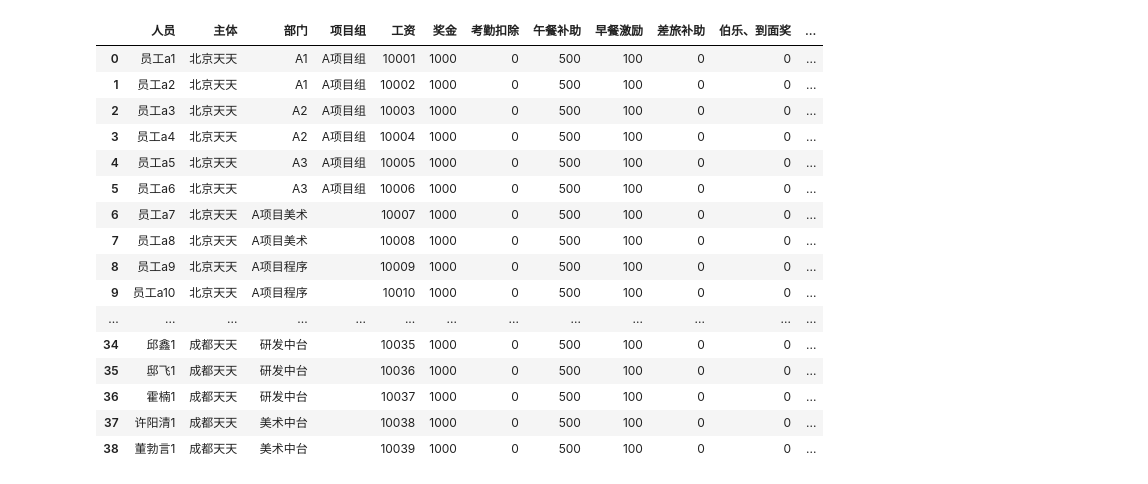
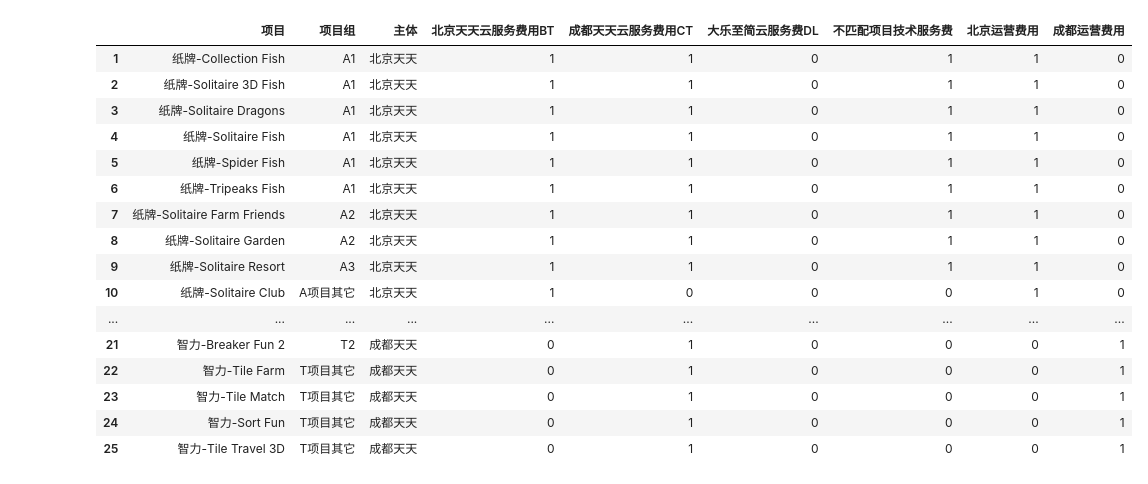
Before and after one commit to liaozhonghui/python-excel, a Jupyter notebook: 真实数据-导入数据源.ipynb, the cells around one changed output. Cells and saved outputs as stored; diff of their text form; code cells hidden in the pictures.

```diff
--- a/真实数据-导入数据源.ipynb
+++ b/真实数据-导入数据源.ipynb
@@ -24,7 +24,7 @@ sheet_name = {
 }
 # %%
 revenue = pd.read_excel(excel_name, sheet_name=sheet_name['source']['revenue'])
-project_config = pd.read_excel(excel_name, sheet_name=sheet_name['config']['project'])
+config_project = pd.read_excel(excel_name, sheet_name=sheet_name['config']['project'])
 cloud = pd.read_excel(excel_name, sheet_name=sheet_name['source']['cloud'])
 technical = pd.read_excel(excel_name, sheet_name=sheet_name['source']['technical'])
 operation = pd.read_excel(excel_name, sheet_name=sheet_name['source']['operation'])
@@ -34,13 +34,34 @@ revenue = revenue[revenue['收入类型'] == '合计']
 revenue.drop('收入类型', 1, inplace=True)
 revenue.set_index('项目收入占比', inplace=True)
 
-project_config.columns = list(project_config.columns.values[0:4]) + list(project_config.loc[0][4:].values)
-project_config = project_config.drop(0).fillna(0)
-project_config.set_index('项目', inplace= True)
+config_project.columns = list(config_project.columns.values[0:3]) + list(config_project.loc[0][3:].values)
+config_project.drop(0, inplace= True)
+config_project.iloc[:, [0,1,2]] = config_project.iloc[:, [0,1,2]].ffill()
+config_project.fillna(0, inplace=True)
 
 cloud.set_index('费用项',inplace=True)
 technical.set_index('费用项',inplace=True)
 operation.set_index('费用项',inplace=True)
+# %%
+config_project
+# %% [output]
+|  | 项目 | 项目组 | 主体 | 北京天天云服务费用BT | 成都天天云服务费用CT | 大乐至简云服务费DL | 不匹配项目技术服务费 | 北京运营费用 | 成都运营费用 |
+| 1 | 纸牌-Collection Fish | A1 | 北京天天 | 1 | 1 | 0 | 1 | 1 | 0 |
+| 2 | 纸牌-Solitaire 3D Fish | A1 | 北京天天 | 1 | 1 | 0 | 1 | 1 | 0 |
+| 3 | 纸牌-Solitaire Dragons | A1 | 北京天天 | 1 | 1 | 0 | 1 | 1 | 0 |
+| 4 | 纸牌-Solitaire Fish | A1 | 北京天天 | 1 | 1 | 0 | 1 | 1 | 0 |
+| 5 | 纸牌-Spider Fish | A1 | 北京天天 | 1 | 1 | 0 | 1 | 1 | 0 |
+| 6 | 纸牌-Tripeaks Fish | A1 | 北京天天 | 1 | 1 | 0 | 1 | 1 | 0 |
+| 7 | 纸牌-Solitaire Farm Friends | A2 | 北京天天 | 1 | 1 | 0 | 1 | 1 | 0 |
+| 8 | 纸牌-Solitaire Garden | A2 | 北京天天 | 1 | 1 | 0 | 1 | 1 | 0 |
+| 9 | 纸牌-Solitaire Resort | A3 | 北京天天 | 1 | 1 | 0 | 1 | 1 | 0 |
+| 10 | 纸牌-Solitaire Club | A项目其它 | 北京天天 | 1 | 0 | 0 | 0 | 1 | 0 |
+| ... | ... | ... | ... | ... | ... | ... | ... | ... | ... |
+| 21 | 智力-Breaker Fun 2 | T2 | 成都天天 | 0 | 1 | 0 | 0 | 0 | 1 |
+| 22 | 智力-Tile Farm | T项目其它 | 成都天天 | 0 | 1 | 0 | 0 | 0 | 1 |
+| 23 | 智力-Tile Match | T项目其它 | 成都天天 | 0 | 1 | 0 | 0 | 0 | 1 |
+| 24 | 智力-Sort Fun | T项目其它 | 成都天天 | 0 | 1 | 0 | 0 | 0 | 1 |
+| 25 | 智力-Tile Travel 3D | T项目其它 | 成都天天 | 0 | 1 | 0 | 0 | 0 | 1 |
 # %%
 timesheet = pd.read_excel(excel_name, sheet_name=sheet_name['source']['timesheet'])
 employee = pd.read_excel(excel_name, sheet_name=sheet_name['source']['employee'])
@@ -64,23 +84,3 @@ employee_config.fillna(0, inplace=True)
-# %%
-employee
-# %% [output]
-|  | 人员 | 主体 | 部门 | 项目组 | 工资 | 奖金 | 考勤扣除 | 午餐补助 | 早餐激励 | 差旅补助 | 伯乐、到面奖 | ... |
-| 0 | 员工a1 | 北京天天 | A1 | A项目组 | 10001 | 1000 | 0 | 500 | 100 | 0 | 0 | ... |
-| 1 | 员工a2 | 北京天天 | A1 | A项目组 | 10002 | 1000 | 0 | 500 | 100 | 0 | 0 | ... |
-| 2 | 员工a3 | 北京天天 | A2 | A项目组 | 10003 | 1000 | 0 | 500 | 100 | 0 | 0 | ... |
-| 3 | 员工a4 | 北京天天 | A2 | A项目组 | 10004 | 1000 | 0 | 500 | 100 | 0 | 0 | ... |
-| 4 | 员工a5 | 北京天天 | A3 | A项目组 | 10005 | 1000 | 0 | 500 | 100 | 0 | 0 | ... |
-| 5 | 员工a6 | 北京天天 | A3 | A项目组 | 10006 | 1000 | 0 | 500 | 100 | 0 | 0 | ... |
-| 6 | 员工a7 | 北京天天 | A项目美术 |  | 10007 | 1000 | 0 | 500 | 100 | 0 | 0 | ... |
-| 7 | 员工a8 | 北京天天 | A项目美术 |  | 10008 | 1000 | 0 | 500 | 100 | 0 | 0 | ... |
-| 8 | 员工a9 | 北京天天 | A项目程序 |  | 10009 | 1000 | 0 | 500 | 100 | 0 | 0 | ... |
-| 9 | 员工a10 | 北京天天 | A项目程序 |  | 10010 | 1000 | 0 | 500 | 100 | 0 | 0 | ... |
-| ... | ... | ... | ... | ... | ... | ... | ... | ... | ... | ... | ... | ... |
-| 34 | 邱鑫1 | 成都天天 | 研发中台 |  | 10035 | 1000 | 0 | 500 | 100 | 0 | 0 | ... |
-| 35 | 邸飞1 | 成都天天 | 研发中台 |  | 10036 | 1000 | 0 | 500 | 100 | 0 | 0 | ... |
-| 36 | 霍楠1 | 成都天天 | 研发中台 |  | 10037 | 1000 | 0 | 500 | 100 | 0 | 0 | ... |
-| 37 | 许阳清1 | 成都天天 | 美术中台 |  | 10038 | 1000 | 0 | 500 | 100 | 0 | 0 | ... |
-| 38 | 董勃言1 | 成都天天 | 美术中台 |  | 10039 | 1000 | 0 | 500 | 100 | 0 | 0 | ... |
 # %%
 # 公共变量
 month = 202204
```
Also changed, not shown: parts of 14 cells of this notebook, 1 other file.
